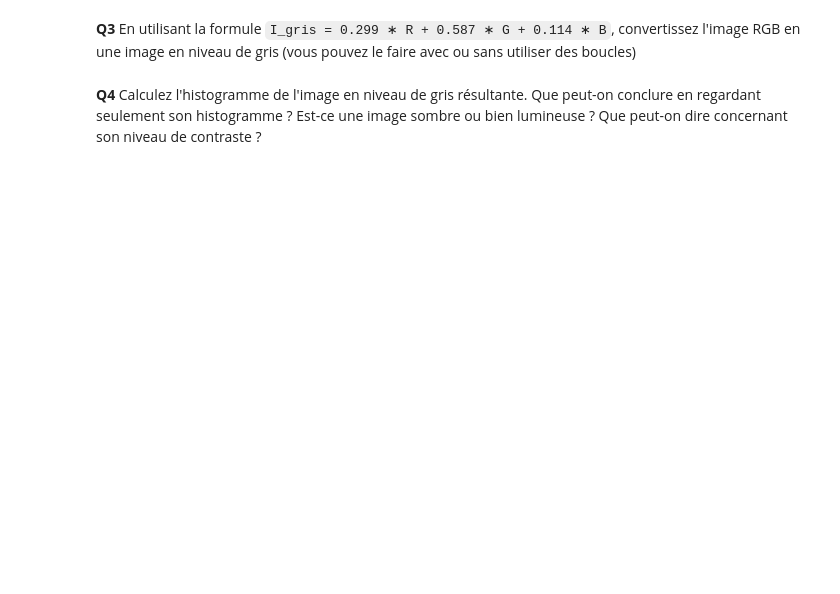
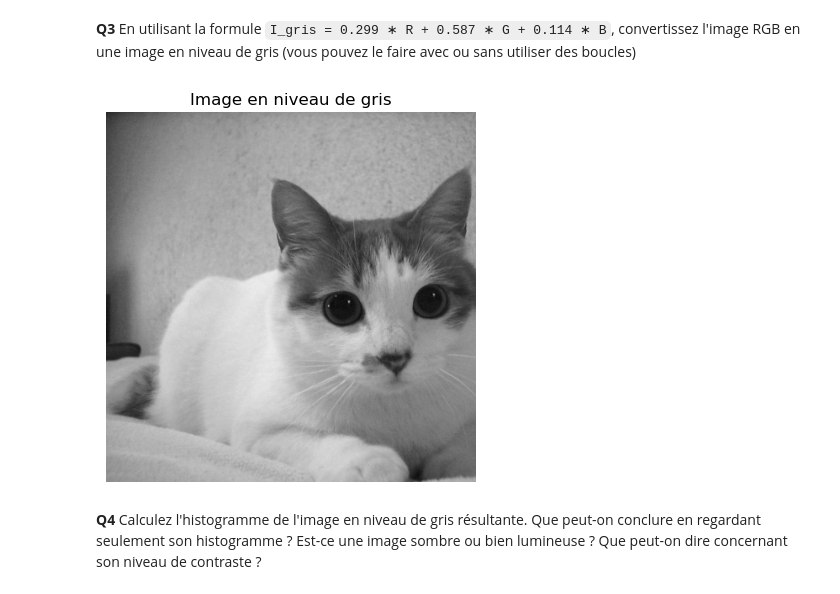
Before and after one commit to linventif/tp-image, a Jupyter notebook: revision/Revision.ipynb, the cells around one changed output. Cells and saved outputs as stored; diff of their text form; code cells hidden in the pictures; blank space fills up the shorter version.

````diff
--- a/revision/Revision.ipynb
+++ b/revision/Revision.ipynb
@@ -98,7 +131,18 @@ Si plusieurs images/figures doivent être affichées dans une même cellule, ajo
 # %% [markdown]
 **Q3** En utilisant la formule ```I_gris = 0.299 ∗ R + 0.587 ∗ G + 0.114 ∗ B```, convertissez l'image RGB en une image en niveau de gris (vous pouvez le faire avec ou sans utiliser des boucles)
 # %%
-# A completer...
+# Calcul du niveau de gris à partir des trois canaux
+I_gris = 0.299 * R + 0.587 * G + 0.114 * B
+# On convertit en entier non signé 8 bits
+I_gris = I_gris.astype(np.uint8)
+
+plt.figure()
+plt.imshow(I_gris, cmap="gray", vmin=0, vmax=255)
+plt.title("Image en niveau de gris")
+plt.axis("off")
+plt.show()
+# %% [output]
+[figure, added]
 # %% [markdown]
 **Q4** Calculez l'histogramme de l'image en niveau de gris résultante. Que peut-on conclure en regardant seulement son histogramme ? Est-ce une image sombre ou bien lumineuse ? Que peut-on dire concernant son niveau de contraste ?
 # %%
````
Also changed, not shown: parts of 9 cells of this notebook, 7 other files.
